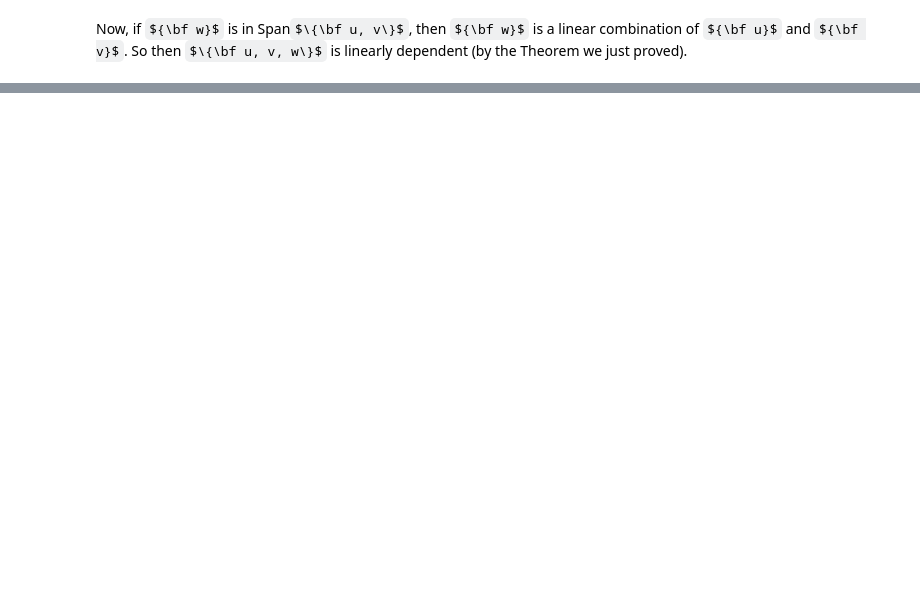
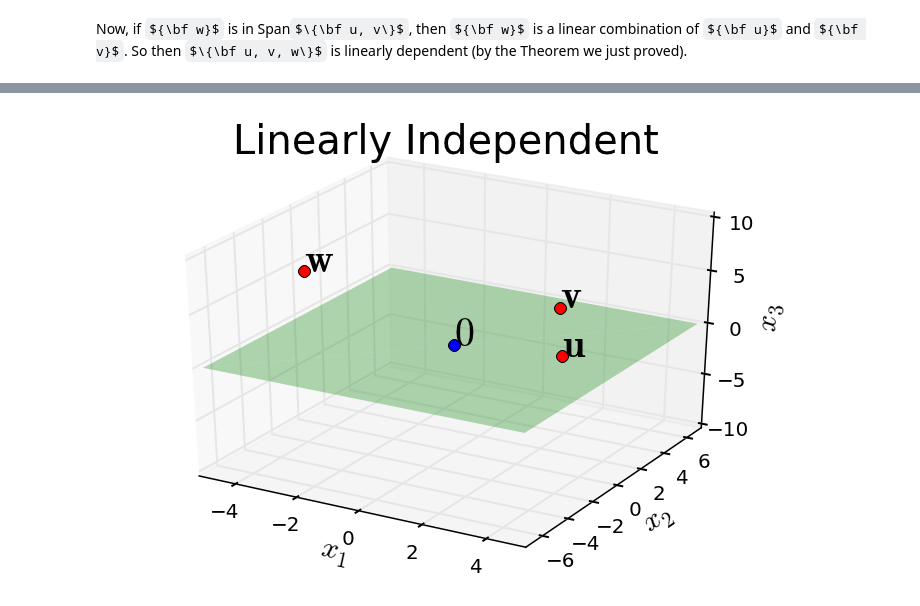
Before and after one commit to mcrovella/CS132-Geometric-Algorithms, a Jupyter notebook: L5LinearIndependence.ipynb, the cells around one changed output, grey strips where cells are left out. Drawn from its saved outputs; the diff is of its cells as text; code cells hidden in the pictures; some formulas as TeX source; blank space fills up the shorter version.

```diff
--- a/L5LinearIndependence.ipynb
+++ b/L5LinearIndependence.ipynb
@@ -183,0 +220,26 @@ And conversely, if
+# %%
+sl.hide_code_in_slideshow()
+# %matplotlib qt
+ax = ut.plotSetup3d(-5,5,-7,7,-10,10)
+u = np.array([3.0,1,0])
+v = np.array([1.0,6,0])
+w = -1.0*u -0.5*v + np.array([0.5,0,8.0])
+ax.text(u[0],u[1],u[2],r'$\bf u$',size=20)
+ax.text(v[0],v[1],v[2],r'$\bf v$',size=20)
+ax.text(w[0],w[1],w[2],r'$\bf w$',size=20)
+#ax.text(1,-4,-10,r'Span{$\bf a_1,a_2,a_3$}',size=16)
+ax.text(0,0,0,r'$\bf 0$',size=20)
+# plotting the span of v
+ut.plotSpan3d(ax,u,v,'Green')
+ut.plotPoint3d(ax,u[0],u[1],u[2],'r')
+ut.plotPoint3d(ax,v[0],v[1],v[2],'r')
+ut.plotPoint3d(ax,w[0],w[1],w[2],'r')
+ut.plotPoint3d(ax,0,0,0,'b')
+# plotting the axes
+#ut.plotIntersection3d(ax,[0,0,1,0],[0,1,0,0])
+#ut.plotIntersection3d(ax,[0,0,1,0],[1,0,0,0])
+#ut.plotIntersection3d(ax,[0,1,0,0],[1,0,0,0])
+ax.set_title(r'Linearly Independent',size=20)
+# ax.mouse_init()
+print ''
+# %% [output]
@@ -183,0 +247 @@ And conversely, if
+[figure, added]
```
Also changed, not shown: parts of 14 cells of this notebook, 1 other file.
